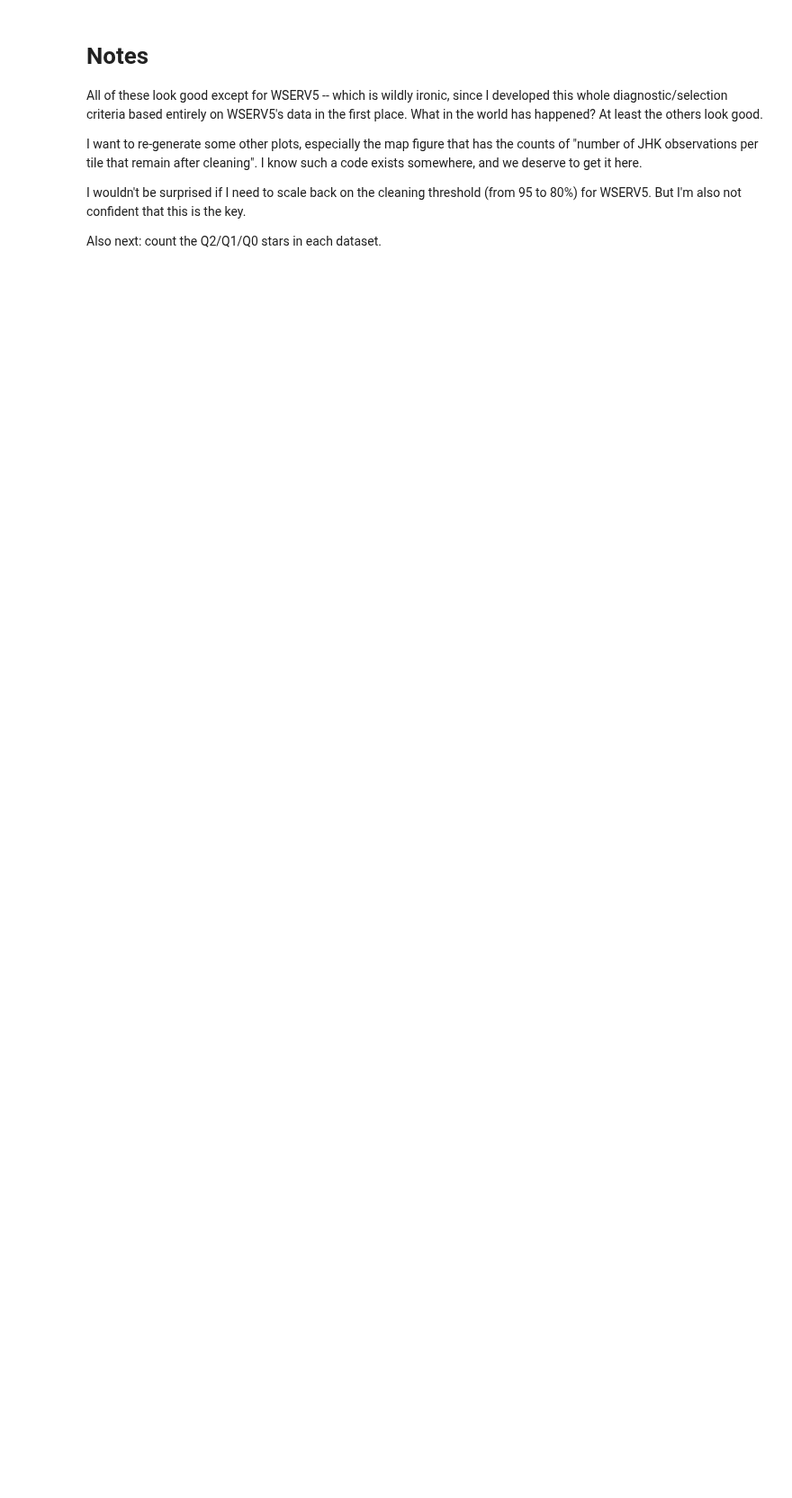
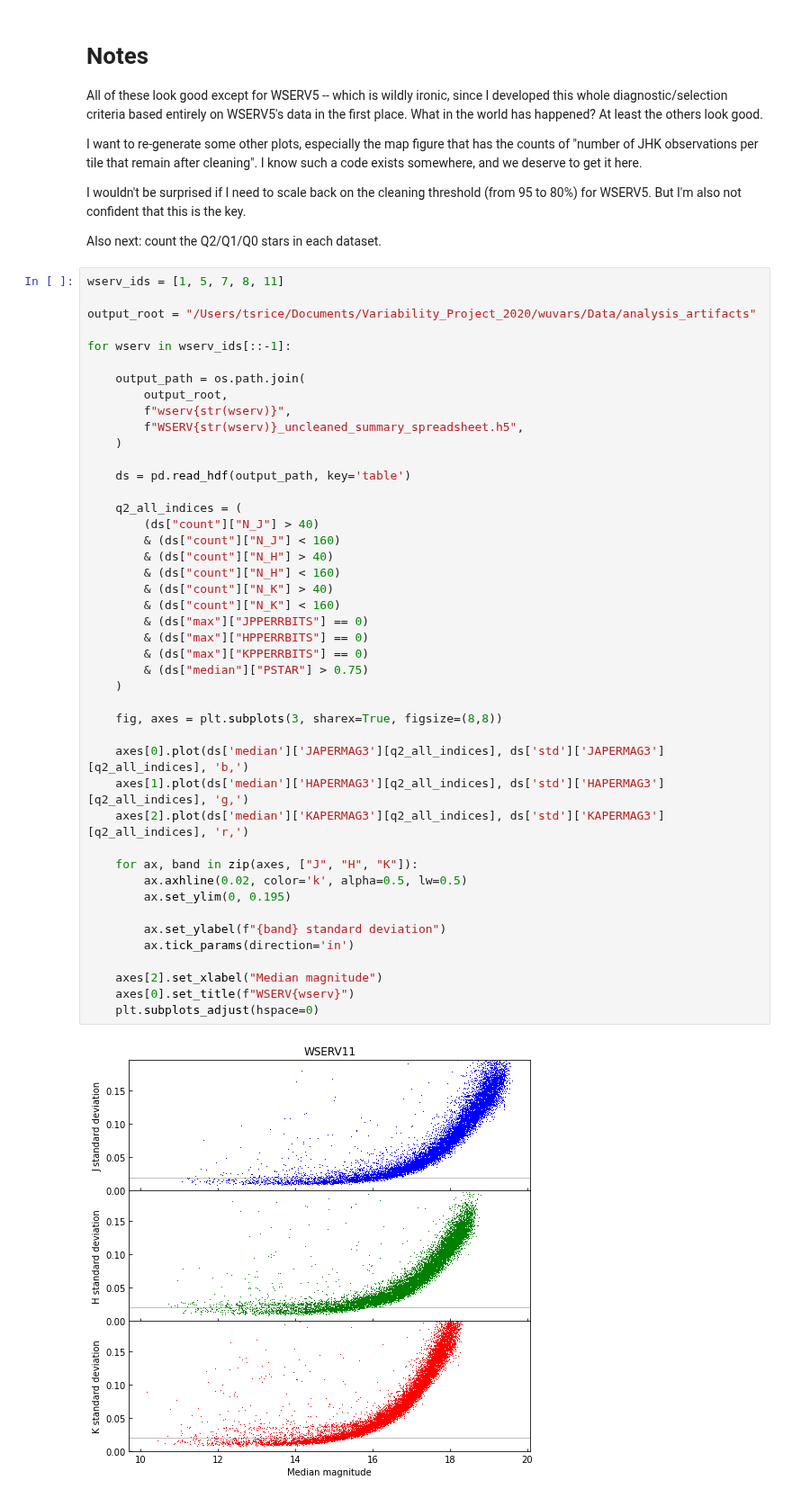
Before and after one commit to tomr-stargazer/Variability_Project_2020, a Jupyter notebook: wuvars/analysis/prototypes/Assessing the output of create_summary_spreadsheets.ipynb, the cells around one changed output. Shown at 90% size. Drawn from its saved outputs; the diff is of its cells as text; blank space fills up the shorter version.

```diff
--- a/wuvars/analysis/prototypes/Assessing the output of create_summary_spreadsheets.ipynb
+++ b/wuvars/analysis/prototypes/Assessing the output of create_summary_spreadsheets.ipynb
@@ -67,3 +67,49 @@ I want to re-generate some other plots, especially the map figure that has the c
 I wouldn't be surprised if I need to scale back on the cleaning threshold (from 95 to 80%) for WSERV5. But I'm also not confident that this is the key.
 
 Also next: count the Q2/Q1/Q0 stars in each dataset.
+# %%
+wserv_ids = [1, 5, 7, 8, 11]
+
+output_root = "/Users/tsrice/Documents/Variability_Project_2020/wuvars/Data/analysis_artifacts"
+
+for wserv in wserv_ids[::-1]:
+
+    output_path = os.path.join(
+        output_root,
+        f"wserv{str(wserv)}",
+        f"WSERV{str(wserv)}_uncleaned_summary_spreadsheet.h5",
+    )
+
+    ds = pd.read_hdf(output_path, key='table')
+
+    q2_all_indices = (
+        (ds["count"]["N_J"] > 40)
+        & (ds["count"]["N_J"] < 160)
+        & (ds["count"]["N_H"] > 40)
+        & (ds["count"]["N_H"] < 160)
+        & (ds["count"]["N_K"] > 40)
+        & (ds["count"]["N_K"] < 160)
+        & (ds["max"]["JPPERRBITS"] == 0)
+        & (ds["max"]["HPPERRBITS"] == 0)
+        & (ds["max"]["KPPERRBITS"] == 0)
+        & (ds["median"]["PSTAR"] > 0.75)
+    )
+
+    fig, axes = plt.subplots(3, sharex=True, figsize=(8,8))
+
+    axes[0].plot(ds['median']['JAPERMAG3'][q2_all_indices], ds['std']['JAPERMAG3'][q2_all_indices], 'b,')
+    axes[1].plot(ds['median']['HAPERMAG3'][q2_all_indices], ds['std']['HAPERMAG3'][q2_all_indices], 'g,')
+    axes[2].plot(ds['median']['KAPERMAG3'][q2_all_indices], ds['std']['KAPERMAG3'][q2_all_indices], 'r,')
+
+    for ax, band in zip(axes, ["J", "H", "K"]):
+        ax.axhline(0.02, color='k', alpha=0.5, lw=0.5)
+        ax.set_ylim(0, 0.195)
+
+        ax.set_ylabel(f"{band} standard deviation")
+        ax.tick_params(direction='in')
+
+    axes[2].set_xlabel("Median magnitude")
+    axes[0].set_title(f"WSERV{wserv}")
+    plt.subplots_adjust(hspace=0)
+# %% [output]
+[figure, added]
```
Also changed, not shown: parts of 5 cells of this notebook.
